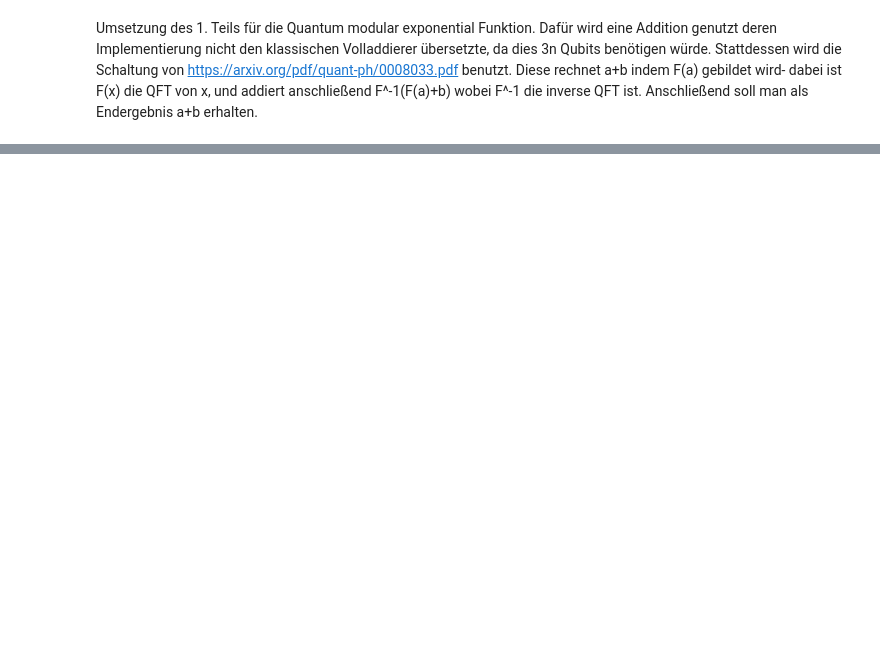
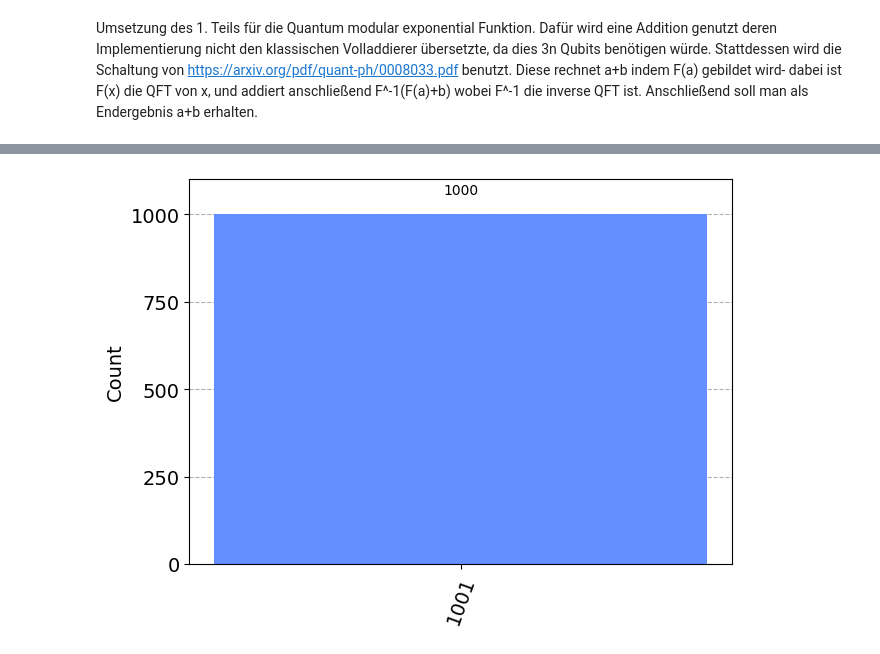
Before and after one commit to Siytta/bachelorarbeit, a Jupyter notebook: Adder/adder.ipynb, the cells around one changed output, grey strips where cells are left out. Saved outputs shown, nothing was run; the diff lists cells and outputs as text; code cells hidden in the pictures; blank space fills up the shorter version.

```diff
--- a/Adder/adder.ipynb
+++ b/Adder/adder.ipynb
@@ -71,0 +86,9 @@ qc.draw('mpl', style=my_gate_names, scale = 0.75)
+# %%
+from qiskit import Aer, execute
+#simulator = Aer.get_backend('qasm_simulator')
+simulator = Aer.get_backend('aer_simulator')
+counts = execute(qc, backend=simulator, shots=1000).result().get_counts(qc)
+from qiskit.visualization import plot_histogram
+plot_histogram(counts)
+# %% [output]
+[figure, added]
```
Also changed, not shown: parts of 4 cells of this notebook.
